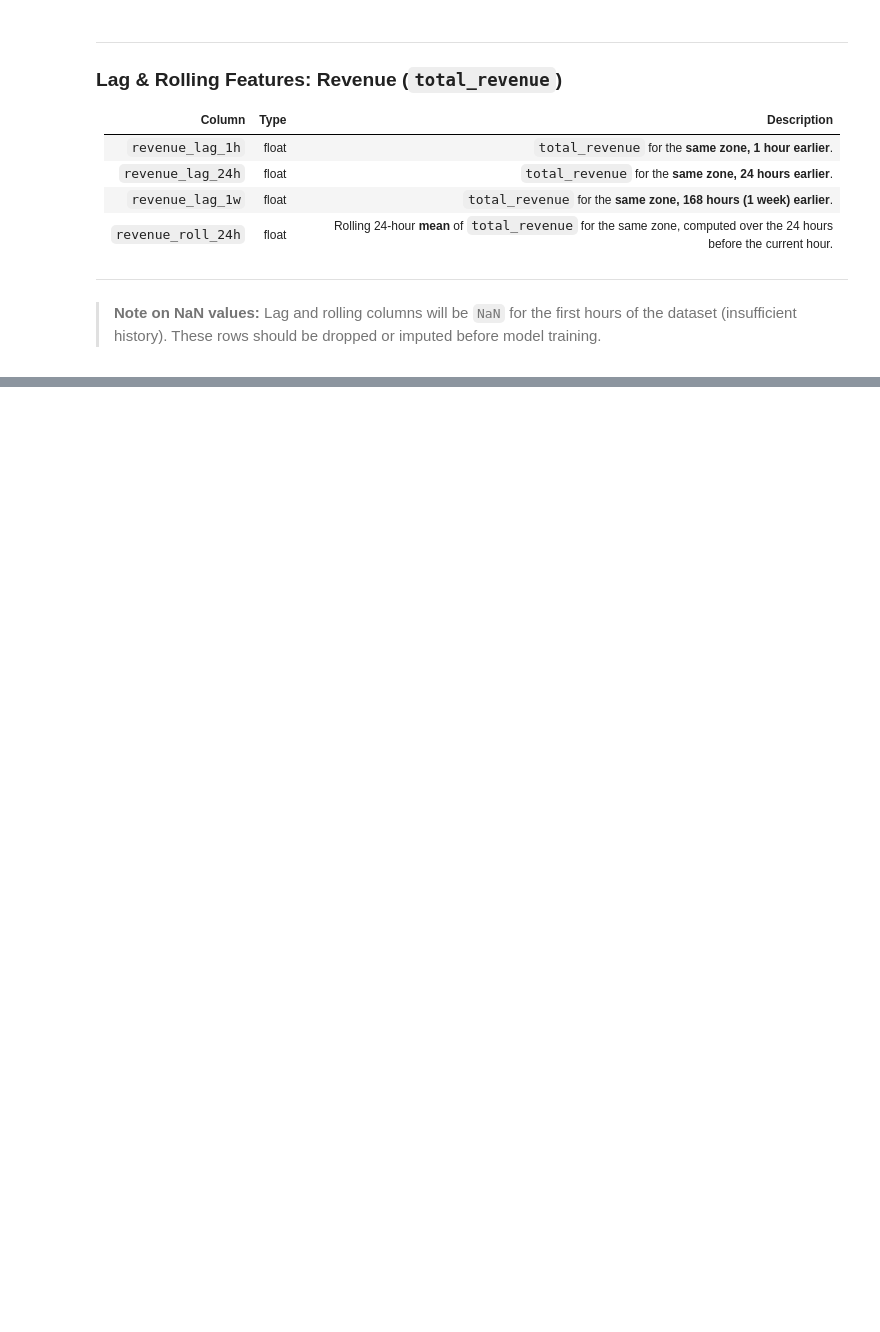
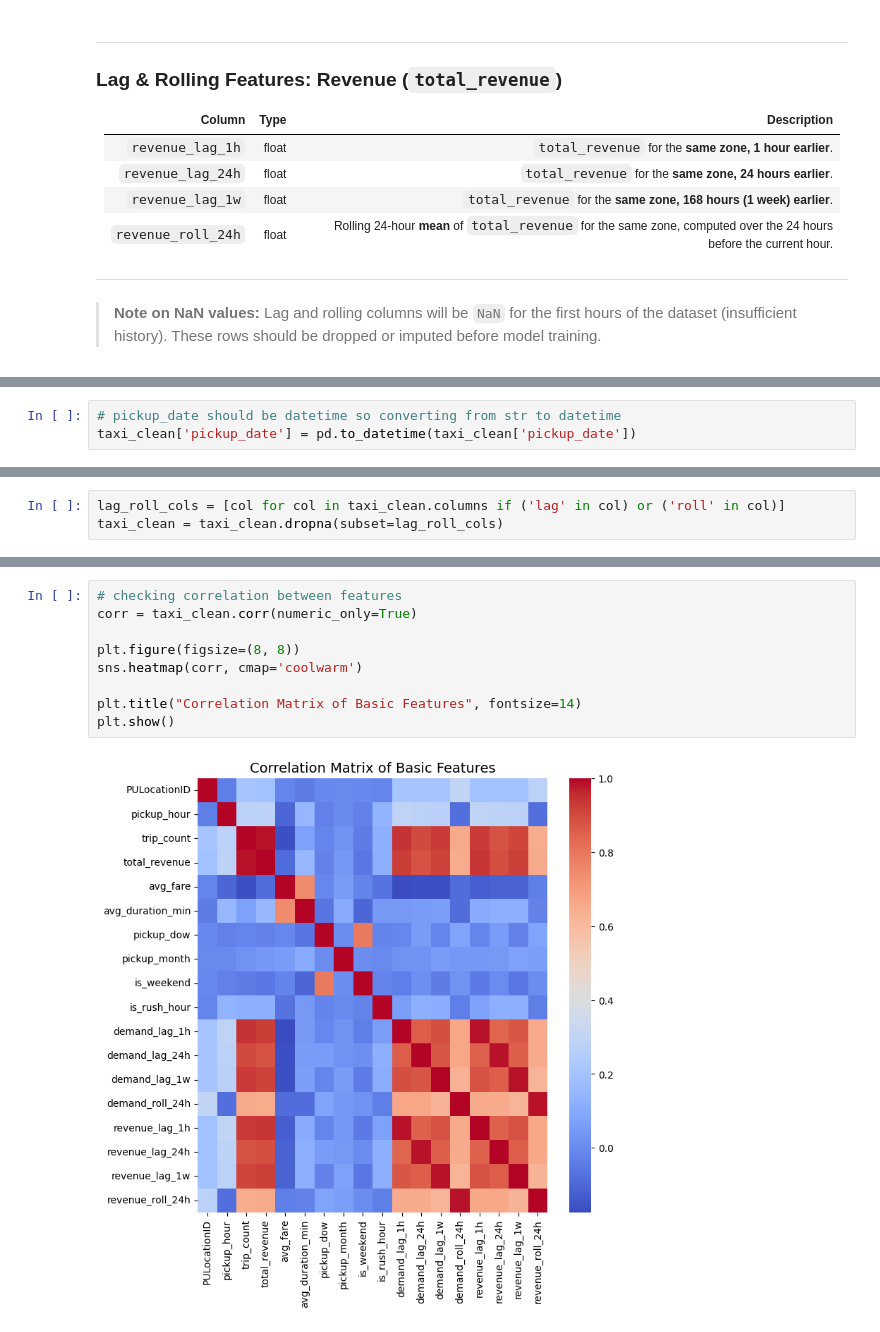
Before and after one commit to kaleater22/ID5059_Group_Project, a Jupyter notebook: ID5059 Group Project.ipynb, the cells around one changed output, grey strips where cells are left out. Drawn from its saved outputs; the diff is of its cells as text; blank space fills up the shorter version.

```diff
--- a/ID5059 Group Project.ipynb
+++ b/ID5059 Group Project.ipynb
@@ -320,0 +375,3 @@ print(nyc_taxi_2024['fare_amount'].describe(percentiles=[0.005, 0.05, 0.25, 0.5,
+# %%
+# pickup_date should be datetime so converting from str to datetime
+taxi_clean['pickup_date'] = pd.to_datetime(taxi_clean['pickup_date'])
@@ -320,0 +415,3 @@ print(nyc_taxi_2024['fare_amount'].describe(percentiles=[0.005, 0.05, 0.25, 0.5,
+# %%
+lag_roll_cols = [col for col in taxi_clean.columns if ('lag' in col) or ('roll' in col)]
+taxi_clean = taxi_clean.dropna(subset=lag_roll_cols)
@@ -320,0 +497,11 @@ print(nyc_taxi_2024['fare_amount'].describe(percentiles=[0.005, 0.05, 0.25, 0.5,
+# %%
+# checking correlation between features
+corr = taxi_clean.corr(numeric_only=True)
+
+plt.figure(figsize=(8, 8))
+sns.heatmap(corr, cmap='coolwarm')
+
+plt.title("Correlation Matrix of Basic Features", fontsize=14)
+plt.show()
+# %% [output]
+[figure, added]
```
Also changed, not shown: parts of 26 cells of this notebook.
